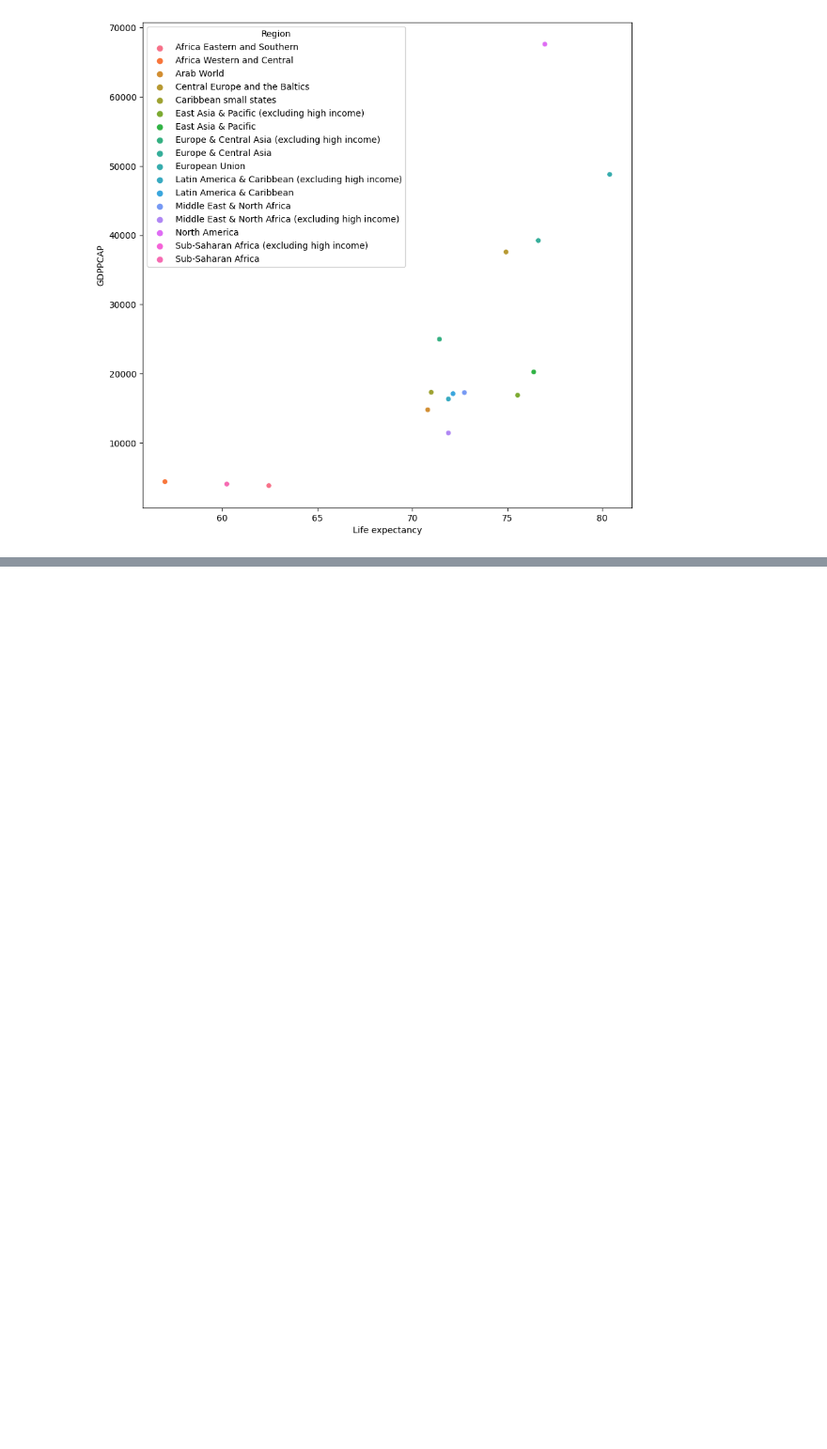
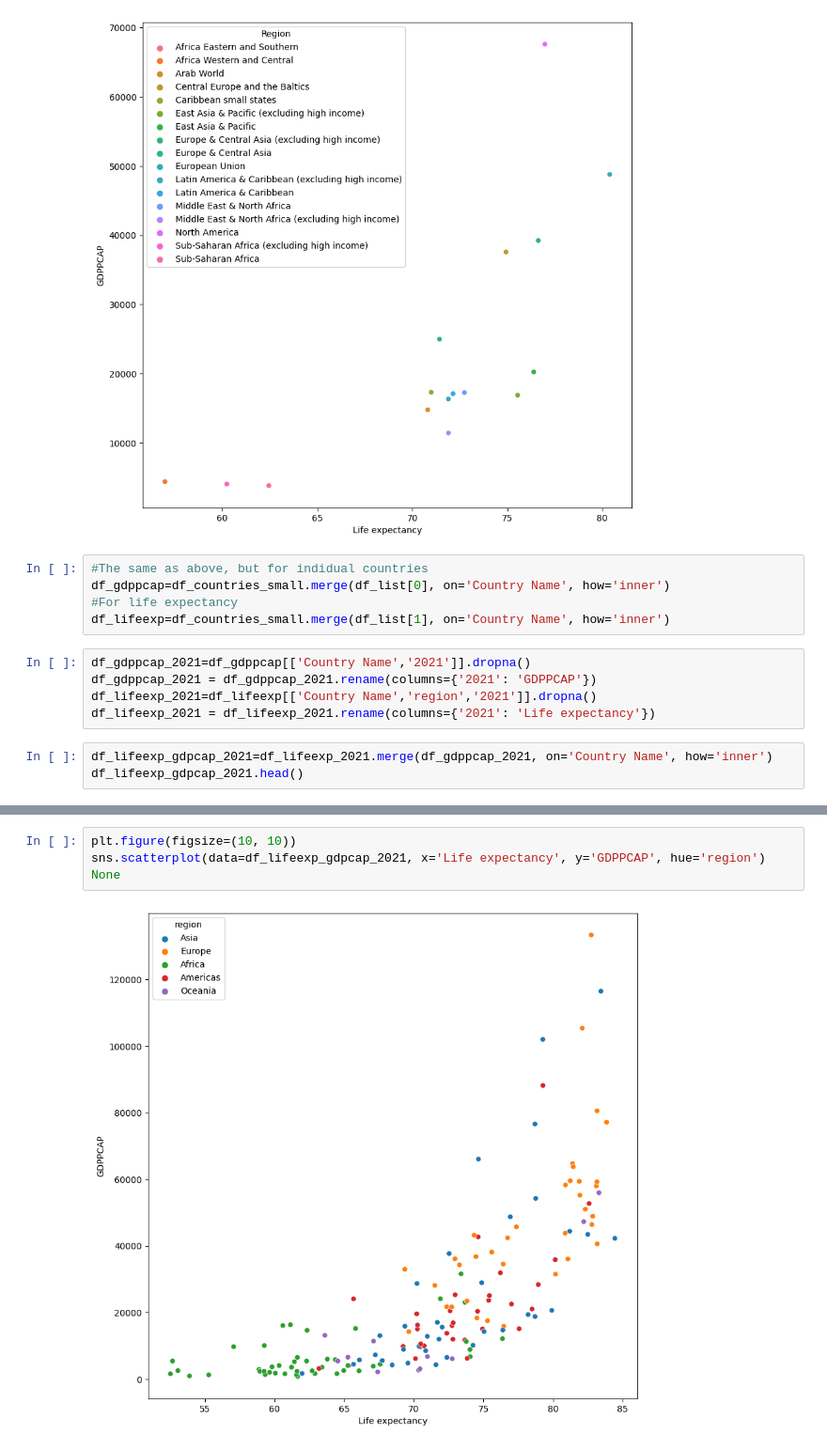
Before and after one commit to varjakm/Andmetehnika_projekt, a Jupyter notebook: projekt.ipynb, the cells around one changed output, grey strips where cells are left out. Shown at 94% size. Cells and saved outputs as stored; diff of their text form; blank space fills up the shorter version.

```diff
--- a/projekt.ipynb
+++ b/projekt.ipynb
@@ -358,3 +366,16 @@ sns.scatterplot(data=life_expectancy_GDPCAP_df, x='Life expectancy', y='GDPPCAP'
 # %% [output]
 <Axes: xlabel='Life expectancy', ylabel='GDPPCAP'>
 [figure]
+# %%
+#The same as above, but for indidual countries
+df_gdppcap=df_countries_small.merge(df_list[0], on='Country Name', how='inner')
+#For life expectancy
+df_lifeexp=df_countries_small.merge(df_list[1], on='Country Name', how='inner')
+# %%
+df_gdppcap_2021=df_gdppcap[['Country Name','2021']].dropna()
+df_gdppcap_2021 = df_gdppcap_2021.rename(columns={'2021': 'GDPPCAP'})
+df_lifeexp_2021=df_lifeexp[['Country Name','region','2021']].dropna()
+df_lifeexp_2021 = df_lifeexp_2021.rename(columns={'2021': 'Life expectancy'})
+# %%
+df_lifeexp_gdpcap_2021=df_lifeexp_2021.merge(df_gdppcap_2021, on='Country Name', how='inner')
+df_lifeexp_gdpcap_2021.head()
@@ -360,0 +389,6 @@ sns.scatterplot(data=life_expectancy_GDPCAP_df, x='Life expectancy', y='GDPPCAP'
+# %%
+plt.figure(figsize=(10, 10))
+sns.scatterplot(data=df_lifeexp_gdpcap_2021, x='Life expectancy', y='GDPPCAP', hue='region')
+None
+# %% [output]
+[figure, added]
```
Also changed, not shown: parts of 2 cells of this notebook.
